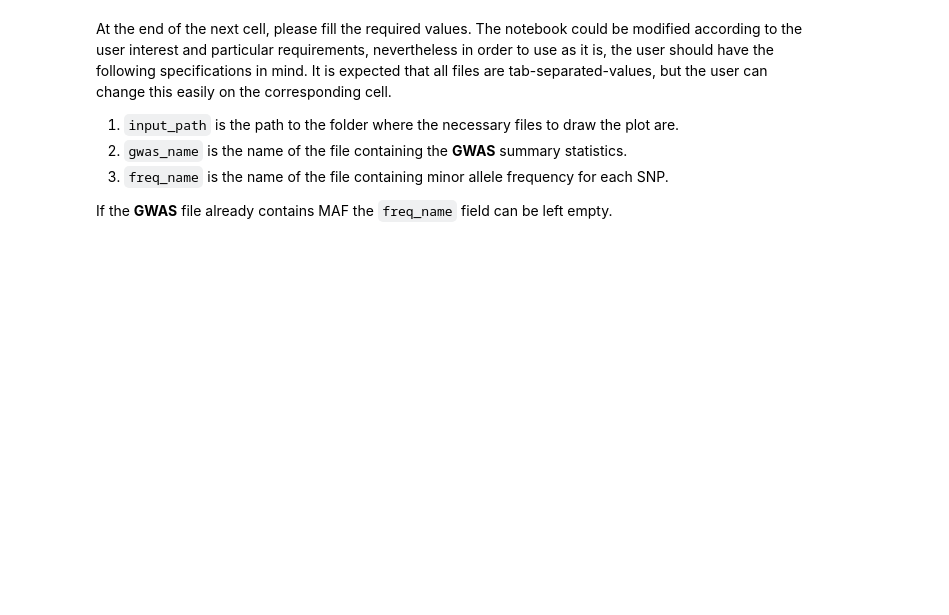
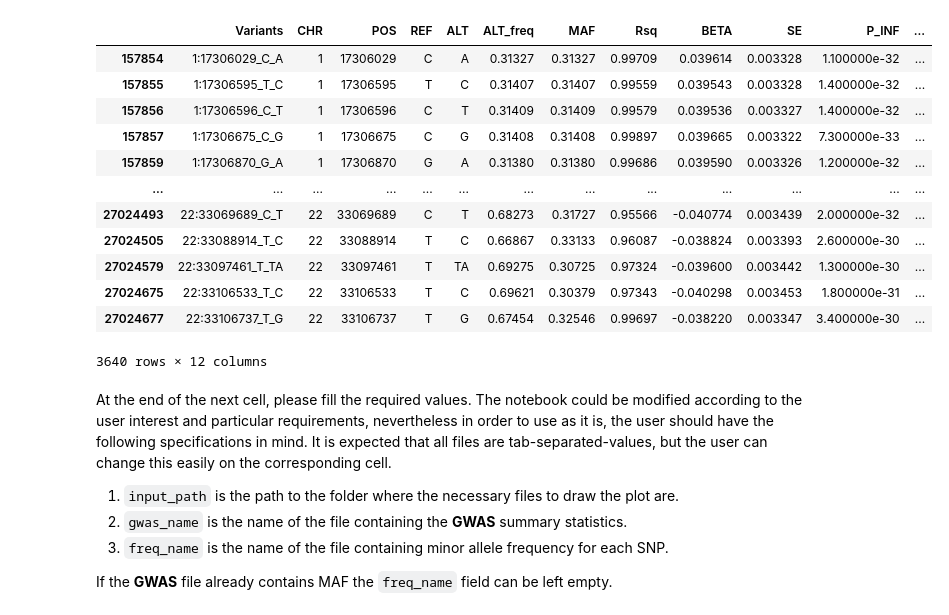
Before and after one commit to cge-tubingens/IDEAL-GENOM, a Jupyter notebook: viz_notebooks/trumpet.ipynb, the cells around one changed output. Drawn from its saved outputs; the diff is of its cells as text; code cells hidden in the pictures; blank space fills up the shorter version.

```diff
--- a/viz_notebooks/trumpet.ipynb
+++ b/viz_notebooks/trumpet.ipynb
@@ -16,3 +71,19 @@ from ideal_genom.visualization.plots import trumpet_draw
+# %%
+df_gwas[df_gwas['P_INF'] < 5e-30]
+# %% [output]
+|  | Variants | CHR | POS | REF | ALT | ALT_freq | MAF | Rsq | BETA | SE | P_INF | ... |
+| 157854 | 1:17306029_C_A | 1 | 17306029 | C | A | 0.31327 | 0.31327 | 0.99709 | 0.039614 | 0.003328 | 1.100000e-32 | ... |
+| 157855 | 1:17306595_T_C | 1 | 17306595 | T | C | 0.31407 | 0.31407 | 0.99559 | 0.039543 | 0.003328 | 1.400000e-32 | ... |
+| 157856 | 1:17306596_C_T | 1 | 17306596 | C | T | 0.31409 | 0.31409 | 0.99579 | 0.039536 | 0.003327 | 1.400000e-32 | ... |
+| 157857 | 1:17306675_C_G | 1 | 17306675 | C | G | 0.31408 | 0.31408 | 0.99897 | 0.039665 | 0.003322 | 7.300000e-33 | ... |
+| 157859 | 1:17306870_G_A | 1 | 17306870 | G | A | 0.31380 | 0.31380 | 0.99686 | 0.039590 | 0.003326 | 1.200000e-32 | ... |
+| ... | ... | ... | ... | ... | ... | ... | ... | ... | ... | ... | ... | ... |
+| 27024493 | 22:33069689_C_T | 22 | 33069689 | C | T | 0.68273 | 0.31727 | 0.95566 | -0.040774 | 0.003439 | 2.000000e-32 | ... |
+| 27024505 | 22:33088914_T_C | 22 | 33088914 | T | C | 0.66867 | 0.33133 | 0.96087 | -0.038824 | 0.003393 | 2.600000e-30 | ... |
+| 27024579 | 22:33097461_T_TA | 22 | 33097461 | T | TA | 0.69275 | 0.30725 | 0.97324 | -0.039600 | 0.003442 | 1.300000e-30 | ... |
+| 27024675 | 22:33106533_T_C | 22 | 33106533 | T | C | 0.69621 | 0.30379 | 0.97343 | -0.040298 | 0.003453 | 1.800000e-31 | ... |
+| 27024677 | 22:33106737_T_G | 22 | 33106737 | T | G | 0.67454 | 0.32546 | 0.99697 | -0.038220 | 0.003347 | 3.400000e-30 | ... |
+3640 rows × 12 columns
 # %% [markdown]
 At the end of the next cell, please fill the required values. The notebook could be modified according to the user interest and particular requirements, nevertheless in order to use as it is, the user should have the following specifications in mind. It is expected that all files are tab-separated-values, but the user can change this easily on the corresponding cell.
 
```
Also changed, not shown: parts of 5 cells of this notebook, 2 other files.
